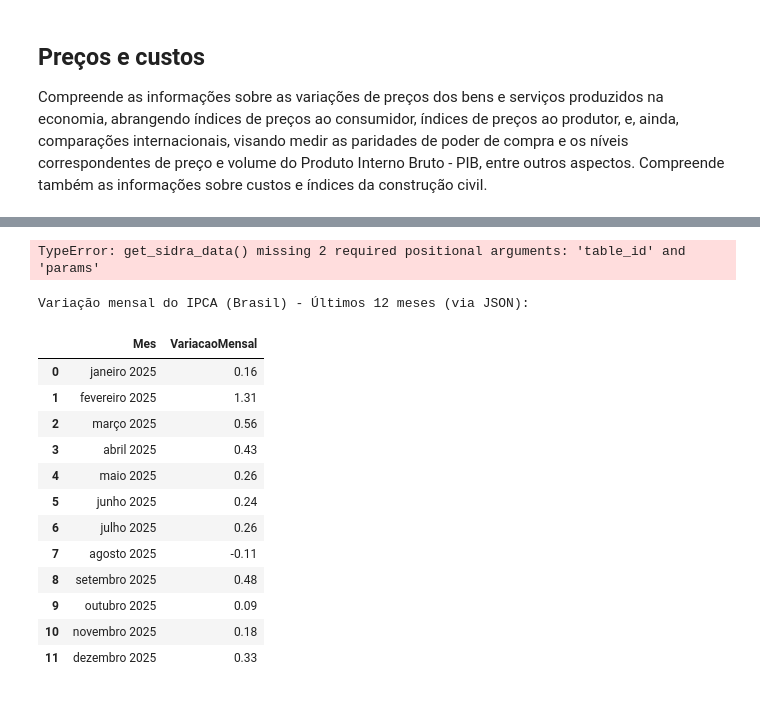
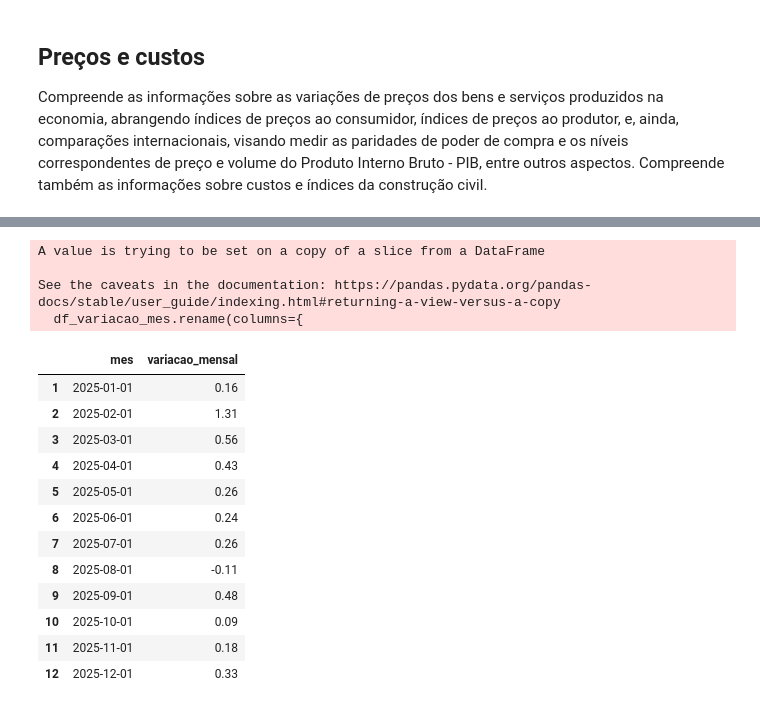
Before and after one commit to afukaya/Analise_Fundos_Investimentos, a Jupyter notebook: Indicadores _Economicos.ipynb, the cells around one changed output, grey strips where cells are left out. Drawn from its saved outputs; the diff is of its cells as text; code cells hidden in the pictures.

```diff
--- a/Indicadores _Economicos.ipynb
+++ b/Indicadores _Economicos.ipynb
@@ -306,21 +214,22 @@ except requests.RequestException as e:
-# %%
-get_sidra_data()
-# %% [output]
-TypeError: get_sidra_data() missing 2 required positional arguments: 'table_id' and 'params'
-# %%
-get_ipca_variacao_mensal(12)
-# %% [output]
-Variação mensal do IPCA (Brasil) - Últimos 12 meses (via JSON):
-|  | Mes | VariacaoMensal |
-| 0 | janeiro 2025 | 0.16 |
-| 1 | fevereiro 2025 | 1.31 |
-| 2 | março 2025 | 0.56 |
-| 3 | abril 2025 | 0.43 |
-| 4 | maio 2025 | 0.26 |
-| 5 | junho 2025 | 0.24 |
-| 6 | julho 2025 | 0.26 |
-| 7 | agosto 2025 | -0.11 |
-| 8 | setembro 2025 | 0.48 |
-| 9 | outubro 2025 | 0.09 |
-| 10 | novembro 2025 | 0.18 |
-| 11 | dezembro 2025 | 0.33 |
+# %%
+# Exibe a variação mensal do IPCA nos últimos 12 meses
+df_ipca = get_ipca_variacao_mensal(12)
+df_ipca
+# %% [output]
+A value is trying to be set on a copy of a slice from a DataFrame
+
+See the caveats in the documentation: https://pandas.pydata.org/pandas-docs/stable/user_guide/indexing.html#returning-a-view-versus-a-copy
+  df_variacao_mes.rename(columns={
+|  | mes | variacao_mensal |
+| 1 | 2025-01-01 | 0.16 |
+| 2 | 2025-02-01 | 1.31 |
+| 3 | 2025-03-01 | 0.56 |
+| 4 | 2025-04-01 | 0.43 |
+| 5 | 2025-05-01 | 0.26 |
+| 6 | 2025-06-01 | 0.24 |
+| 7 | 2025-07-01 | 0.26 |
+| 8 | 2025-08-01 | -0.11 |
+| 9 | 2025-09-01 | 0.48 |
+| 10 | 2025-10-01 | 0.09 |
+| 11 | 2025-11-01 | 0.18 |
+| 12 | 2025-12-01 | 0.33 |
```
Also changed, not shown: parts of 16 cells of this notebook, 2 other files.
